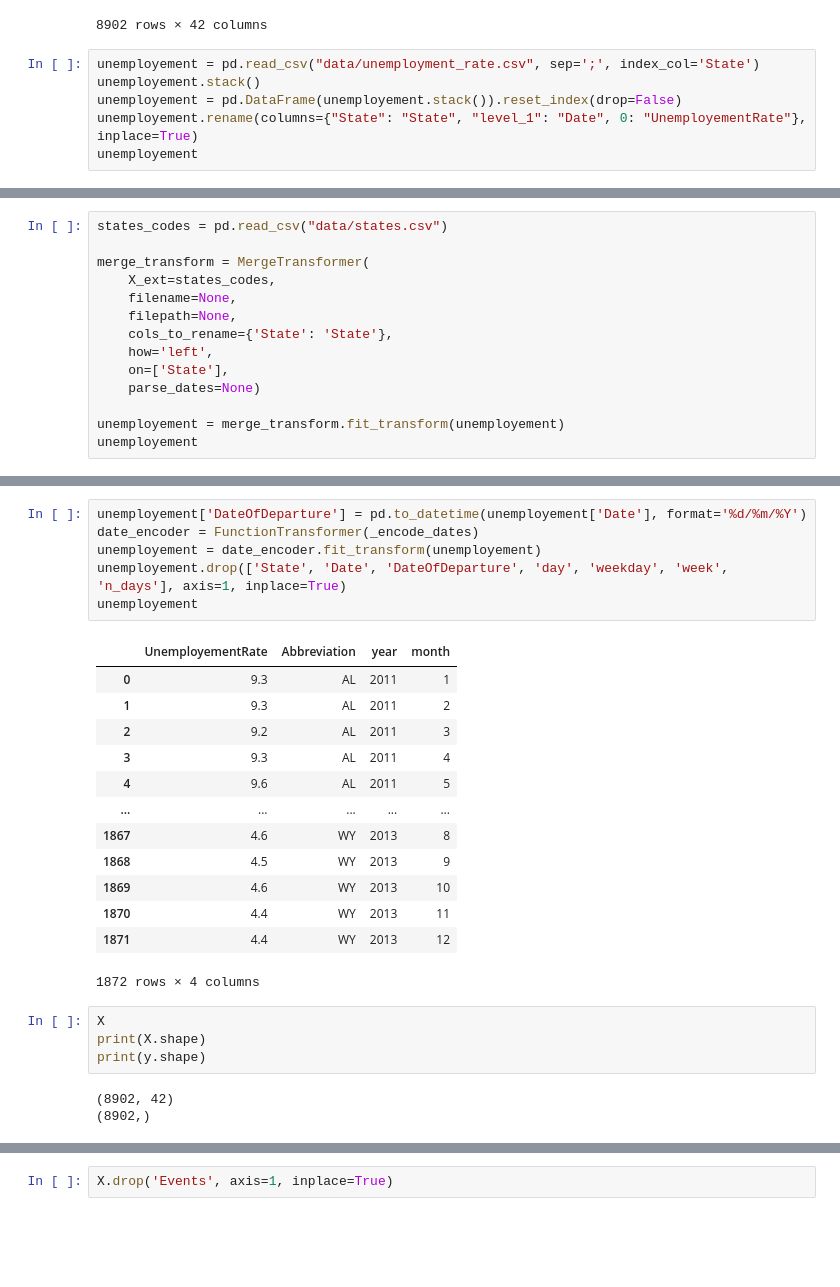
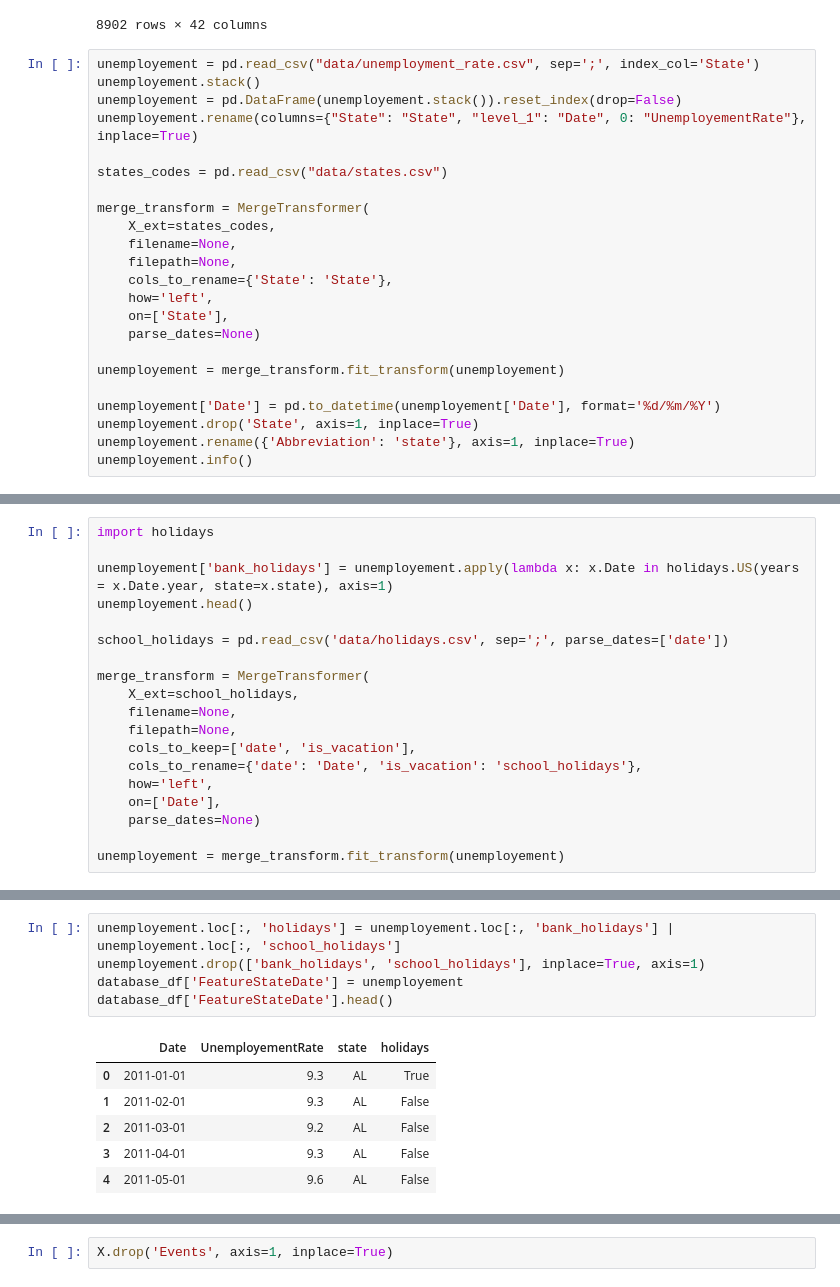
Before and after one commit to MaximeRedstone/air_traffic_project, a Jupyter notebook: testing_functions.ipynb, the cells around one changed output, grey strips where cells are left out. Cells and saved outputs as stored; diff of their text form; blank space fills up the shorter version.

```diff
--- a/testing_functions.ipynb
+++ b/testing_functions.ipynb
@@ -360,5 +403,22 @@ unemployement = pd.read_csv("data/unemployment_rate.csv", sep=';', index_col='St
 unemployement.stack()
 unemployement = pd.DataFrame(unemployement.stack()).reset_index(drop=False)
 unemployement.rename(columns={"State": "State", "level_1": "Date", 0: "UnemployementRate"}, inplace=True)
-unemployement
+
+states_codes = pd.read_csv("data/states.csv")
+
+merge_transform = MergeTransformer(
+    X_ext=states_codes,
+    filename=None,
+    filepath=None,
+    cols_to_rename={'State': 'State'},
+    how='left',
+    on=['State'],
+    parse_dates=None)
+
+unemployement = merge_transform.fit_transform(unemployement)
+
+unemployement['Date'] = pd.to_datetime(unemployement['Date'], format='%d/%m/%Y')
+unemployement.drop('State', axis=1, inplace=True)
+unemployement.rename({'Abbreviation': 'state'}, axis=1, inplace=True)
+unemployement.info()
 # %% [output]
@@ -378,14 +435,19 @@ unemployement
 # %%
-states_codes = pd.read_csv("data/states.csv")
+import holidays
+
+unemployement['bank_holidays'] = unemployement.apply(lambda x: x.Date in holidays.US(years = x.Date.year, state=x.state), axis=1)
+unemployement.head()
+
+school_holidays = pd.read_csv('data/holidays.csv', sep=';', parse_dates=['date'])
 
 merge_transform = MergeTransformer(
-    X_ext=states_codes,
+    X_ext=school_holidays,
     filename=None,
     filepath=None,
-    cols_to_rename={'State': 'State'},
+    cols_to_keep=['date', 'is_vacation'],
+    cols_to_rename={'date': 'Date', 'is_vacation': 'school_holidays'},
     how='left',
-    on=['State'],
+    on=['Date'],
     parse_dates=None)
 
 unemployement = merge_transform.fit_transform(unemployement)
-unemployement
@@ -406,30 +454,15 @@ unemployement
-# %%
-unemployement['DateOfDeparture'] = pd.to_datetime(unemployement['Date'], format='%d/%m/%Y')
-date_encoder = FunctionTransformer(_encode_dates)
-unemployement = date_encoder.fit_transform(unemployement)
-unemployement.drop(['State', 'Date', 'DateOfDeparture', 'day', 'weekday', 'week', 'n_days'], axis=1, inplace=True)
-unemployement
-# %% [output]
-|  | UnemployementRate | Abbreviation | year | month |
-| 0 | 9.3 | AL | 2011 | 1 |
-| 1 | 9.3 | AL | 2011 | 2 |
-| 2 | 9.2 | AL | 2011 | 3 |
-| 3 | 9.3 | AL | 2011 | 4 |
-| 4 | 9.6 | AL | 2011 | 5 |
-| ... | ... | ... | ... | ... |
-| 1867 | 4.6 | WY | 2013 | 8 |
-| 1868 | 4.5 | WY | 2013 | 9 |
-| 1869 | 4.6 | WY | 2013 | 10 |
-| 1870 | 4.4 | WY | 2013 | 11 |
-| 1871 | 4.4 | WY | 2013 | 12 |
-1872 rows × 4 columns
-# %%
-X
-print(X.shape)
-print(y.shape)
-# %% [output]
-(8902, 42)
-(8902,)
+# %%
+unemployement.loc[:, 'holidays'] = unemployement.loc[:, 'bank_holidays'] | unemployement.loc[:, 'school_holidays']
+unemployement.drop(['bank_holidays', 'school_holidays'], inplace=True, axis=1)
+database_df['FeatureStateDate'] = unemployement
+database_df['FeatureStateDate'].head()
+# %% [output]
+|  | Date | UnemployementRate | state | holidays |
+| 0 | 2011-01-01 | 9.3 | AL | True |
+| 1 | 2011-02-01 | 9.3 | AL | False |
+| 2 | 2011-03-01 | 9.2 | AL | False |
+| 3 | 2011-04-01 | 9.3 | AL | False |
+| 4 | 2011-05-01 | 9.6 | AL | False |
 # %%
 merge_transform = MergeTransformer(
     X_ext=unemployement,
```
Also changed, not shown: parts of 29 cells of this notebook, 2 other files.
